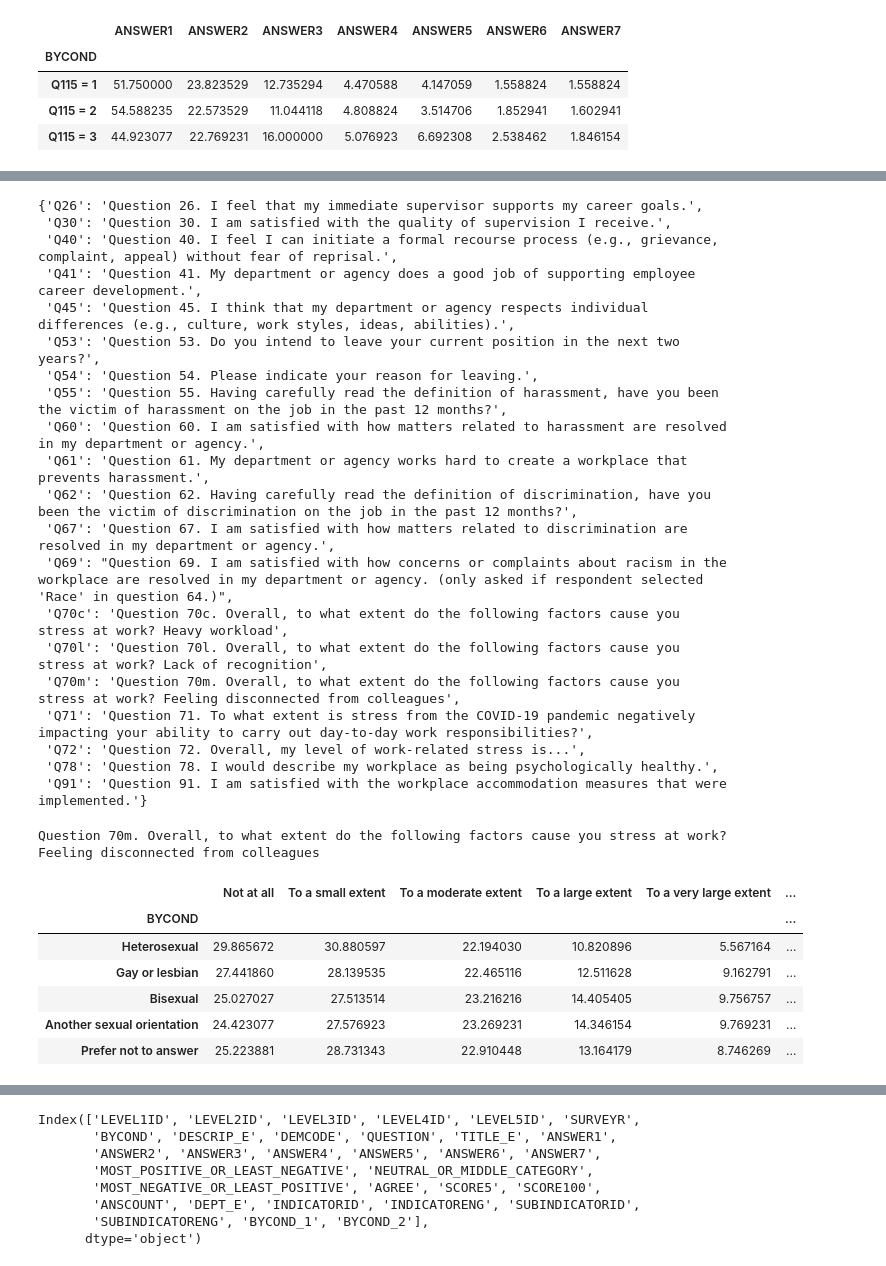
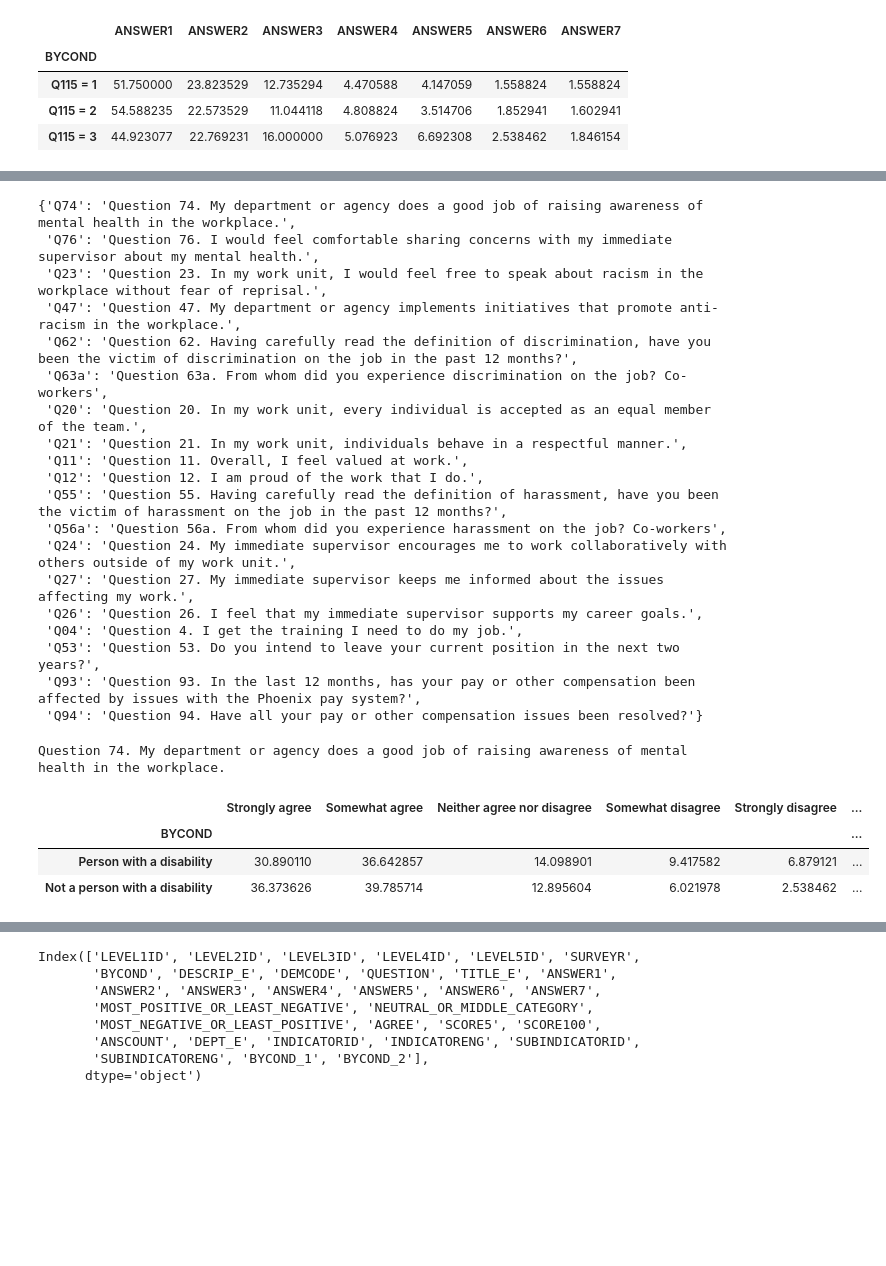
Before and after one commit to Sunnyc317/CanDev-equity_groups_talent_mobilization-, a Jupyter notebook: data_challenge.ipynb, the cells around one changed output, grey strips where cells are left out. Drawn from its saved outputs; the diff is of its cells as text; code cells hidden in the pictures; blank space fills up the shorter version.

```diff
--- a/data_challenge.ipynb
+++ b/data_challenge.ipynb
@@ -326,7 +330,7 @@ def get_results(q, demo_code):
     return df_resp_score
 # %%
 # all questions selected
-questions = ['Q26','Q30','Q40','Q41','Q45','Q53','Q54','Q55','Q60','Q61','Q62','Q67','Q69','Q70c','Q70l','Q70m','Q71','Q72','Q78','Q91']
+questions = ['Q74','Q76','Q23','Q47','Q62','Q63a','Q20','Q21','Q11','Q12','Q55','Q56a','Q24','Q27','Q26','Q04','Q53','Q93','Q94']
 dict_questions = {}
 
 # dictionary of questions
@@ -345,35 +349,31 @@ for c in uniq_by_cond_2:
 # %%
 dict_questions
 # %% [output]
-{'Q26': 'Question 26. I feel that my immediate supervisor supports my career goals.',
- 'Q30': 'Question 30. I am satisfied with the quality of supervision I receive.',
- 'Q40': 'Question 40. I feel I can initiate a formal recourse process (e.g., grievance, complaint, appeal) without fear of reprisal.',
- 'Q41': 'Question 41. My department or agency does a good job of supporting employee career development.',
- 'Q45': 'Question 45. I think that my department or agency respects individual differences (e.g., culture, work styles, ideas, abilities).',
+{'Q74': 'Question 74. My department or agency does a good job of raising awareness of mental health in the workplace.',
+ 'Q76': 'Question 76. I would feel comfortable sharing concerns with my immediate supervisor about my mental health.',
+ 'Q23': 'Question 23. In my work unit, I would feel free to speak about racism in the workplace without fear of reprisal.',
+ 'Q47': 'Question 47. My department or agency implements initiatives that promote anti-racism in the workplace.',
+ 'Q62': 'Question 62. Having carefully read the definition of discrimination, have you been the victim of discrimination on the job in the past 12 months?',
+ 'Q63a': 'Question 63a. From whom did you experience discrimination on the job? Co-workers',
+ 'Q20': 'Question 20. In my work unit, every individual is accepted as an equal member of the team.',
+ 'Q21': 'Question 21. In my work unit, individuals behave in a respectful manner.',
+ 'Q11': 'Question 11. Overall, I feel valued at work.',
+ 'Q12': 'Question 12. I am proud of the work that I do.',
+ 'Q55': 'Question 55. Having carefully read the definition of harassment, have you been the victim of harassment on the job in the past 12 months?',
+ 'Q56a': 'Question 56a. From whom did you experience harassment on the job? Co-workers',
+ 'Q24': 'Question 24. My immediate supervisor encourages me to work collaboratively with others outside of my work unit.',
+ 'Q27': 'Question 27. My immediate supervisor keeps me informed about the issues affecting my work.',
+ 'Q26': 'Question 26. I feel that my immediate supervisor supports my career goals.',
+ 'Q04': 'Question 4. I get the training I need to do my job.',
  'Q53': 'Question 53. Do you intend to leave your current position in the next two years?',
- 'Q54': 'Question 54. Please indicate your reason for leaving.',
- 'Q55': 'Question 55. Having carefully read the definition of harassment, have you been the victim of harassment on the job in the past 12 months?',
- 'Q60': 'Question 60. I am satisfied with how matters related to harassment are resolved in my department or agency.',
- 'Q61': 'Question 61. My department or agency works hard to create a workplace that prevents harassment.',
- 'Q62': 'Question 62. Having carefully read the definition of discrimination, have you been the victim of discrimination on the job in the past 12 months?',
- 'Q67': 'Question 67. I am satisfied with how matters related to discrimination are resolved in my department or agency.',
- 'Q69': "Question 69. I am satisfied with how concerns or complaints about racism in the workplace are resolved in my department or agency. (only asked if respondent selected 'Race' in question 64.)",
- 'Q70c': 'Question 70c. Overall, to what extent do the following factors cause you stress at work? Heavy workload',
- 'Q70l': 'Question 70l. Overall, to what extent do the following factors cause you stress at work? Lack of recognition',
- 'Q70m': 'Question 70m. Overall, to what extent do the following factors cause you stress at work? Feeling disconnected from colleagues',
- 'Q71': 'Question 71. To what extent is stress from the COVID-19 pandemic negatively impacting your ability to carry out day-to-day work responsibilities?',
- 'Q72': 'Question 72. Overall, my level of work-related stress is...',
- 'Q78': 'Question 78. I would describe my workplace as being psychologically healthy.',
- 'Q91': 'Question 91. I am satisfied with the workplace accommodation measures that were implemented.'}
+ 'Q93': 'Question 93. In the last 12 months, has your pay or other compensation been affected by issues with the Phoenix pay system?',
+ 'Q94': 'Question 94. Have all your pay or other compensation issues been resolved?'}
 # %%
-print(dict_questions['Q70m'])
-get_results('Q70m',uniq_by_cond_2[7])
+print(dict_questions['Q74'])
+get_results('Q74',uniq_by_cond_2[3])
 # %% [output]
-Question 70m. Overall, to what extent do the following factors cause you stress at work? Feeling disconnected from colleagues
+Question 74. My department or agency does a good job of raising awareness of mental health in the workplace.
-|  | Not at all | To a small extent | To a moderate extent | To a large extent | To a very large extent | ... |
+|  | Strongly agree | Somewhat agree | Neither agree nor disagree | Somewhat disagree | Strongly disagree | ... |
 | BYCOND |  |  |  |  |  | ... |
-| Heterosexual | 29.865672 | 30.880597 | 22.194030 | 10.820896 | 5.567164 | ... |
-| Gay or lesbian | 27.441860 | 28.139535 | 22.465116 | 12.511628 | 9.162791 | ... |
-| Bisexual | 25.027027 | 27.513514 | 23.216216 | 14.405405 | 9.756757 | ... |
-| Another sexual orientation | 24.423077 | 27.576923 | 23.269231 | 14.346154 | 9.769231 | ... |
-| Prefer not to answer | 25.223881 | 28.731343 | 22.910448 | 13.164179 | 8.746269 | ... |
+| Person with a disability | 30.890110 | 36.642857 | 14.098901 | 9.417582 | 6.879121 | ... |
+| Not a person with a disability | 36.373626 | 39.785714 | 12.895604 | 6.021978 | 2.538462 | ... |
```
Also changed, not shown: parts of 28 cells of this notebook.
